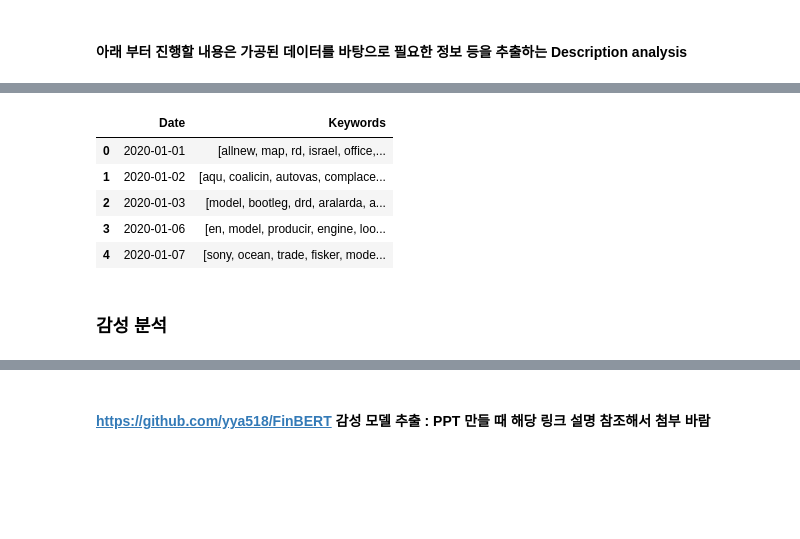
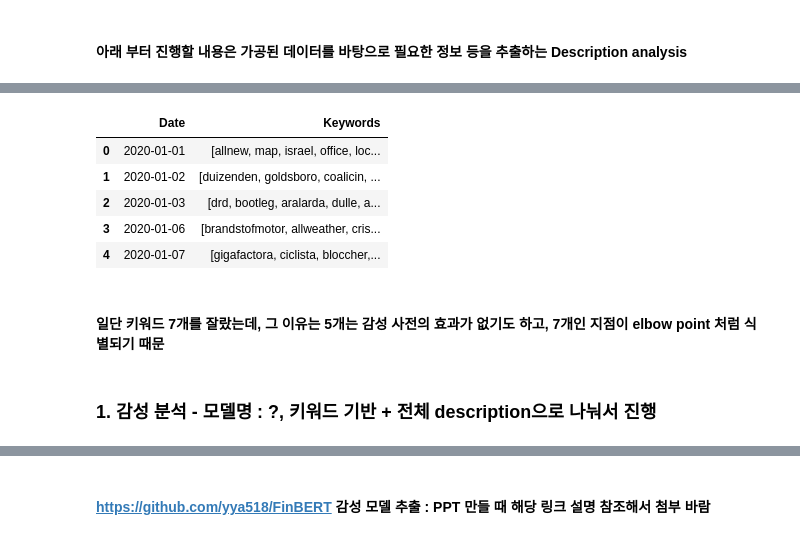
Before and after one commit to geun-hyoung/StockPredictionByTextMining, a Jupyter notebook: Phase 1 - Text_Analysis_TeslaNews.ipynb, the cells around one changed output, grey strips where cells are left out. Cells and saved outputs as stored; diff of their text form; code cells hidden in the pictures; blank space fills up the shorter version.

```diff
--- a/Phase 1 - Text_Analysis_TeslaNews.ipynb
+++ b/Phase 1 - Text_Analysis_TeslaNews.ipynb
@@ -259,12 +299,18 @@ def preprocess_sentence(sentence):
     tokens = [lemmatizer.lemmatize(word, pos='v') if word in verb_words else word for word in tokens]
     # adject_words의  단어를 형용사로 표제어 추출
     tokens = [lemmatizer.lemmatize(word, pos='a') if word in adject_words else word for word in tokens]
-
+    tokens = list(set(tokens))
+    tokens = [token for token in tokens if len(token)>2]
 
     return ' '.join(tokens)
 # %%
 tsla_df['corpus'] = tsla_df['Description'].apply(preprocess_sentence)
 # %%
+def list_to_set(x):
+    x = list(x)
+    return list(set(x))
+
+tsla_df['Publisher'] = tsla_df['Publisher'].apply(list_to_set)
 tsla_df.head()
 # %% [output]
 |  | Date | Publisher | Description | News_Count | corpus |
@@ -591,0 +646,28 @@ plt.imshow(wordcloud.recolor(color_func=image_colors), interpolation="antialiase
+# %%
+# 워드 클라우드 생성 함수 : Tesla News 들의 Word clound, Tesla logo 모양을 바탕으로 진행, 상위 100개만 표시함
+
+mask = np.array(Image.open("C:/Users/jjska/Desktop/StockPredictionByTextMining/Dataset/tesla_logo.jpg"))
+
+vectorizer = TfidfVectorizer()
+tfidf_matrix = vectorizer.fit_transform(tsla_df['corpus'])
+
+word_freq = np.sum(tfidf_matrix.toarray(), axis=0)
+word_freq_dict = dict(zip(vectorizer.get_feature_names_out(), word_freq))
+
+image_colors = ImageColorGenerator(mask)
+
+# 워드 클라우드 생성
+wordcloud = WordCloud(background_color="white",
+                      mode="RGBA",
+                      mask = mask,
+                      width=800,
+                      height=800,
+                      scale=2,
+                      max_words=100).generate_from_frequencies(word_freq_dict)
+
+image_colors = ImageColorGenerator(mask)
+
+plt.axis('off')
+plt.tight_layout(pad=0)
+plt.savefig("wordcloud.png", dpi=300)
+plt.imshow(wordcloud.recolor(color_func=image_colors), interpolation="antialiased")
@@ -592,29 +677,31 @@ plt.imshow(wordcloud.recolor(color_func=image_colors), interpolation="antialiase
 # %%
 # DTM을 데이터프레임으로 변환
 temp_df = pd.DataFrame(tfidf_matrix.toarray(), columns=vectorizer.get_feature_names_out())
 
-# 각 행별로 TF-IDF 값이 높은 상위 5개의 단어를 선택
-top_5_words = temp_df.apply(lambda row: row.nlargest(7).index.tolist(), axis=1)
+# 각 행별로 TF-IDF 값이 높은 상위 7개의 단어를 선택
+top_7_words = temp_df.apply(lambda row: row.nlargest(7).index.tolist(), axis=1)
 
 # 결과를 데이터프레임으로 변환
-result_df = pd.DataFrame(top_5_words, columns=['Top_5_Words'])
+result_df = pd.DataFrame(top_7_words, columns=['Top_7_Words'])
 
 # 날짜, 키워드 데이터 생성
 temp_df = pd.DataFrame({
     'Date': tsla_df['Date'],
-    'Keywords' : result_df['Top_5_Words']
+    'Keywords' : result_df['Top_7_Words']
 })
 
 temp_df.head()
 # %% [output]
 |  | Date | Keywords |
-| 0 | 2020-01-01 | [allnew, map, rd, israel, office,... |
-| 1 | 2020-01-02 | [aqu, coalicin, autovas, complace... |
-| 2 | 2020-01-03 | [model, bootleg, drd, aralarda, a... |
-| 3 | 2020-01-06 | [en, model, producir, engine, loo... |
-| 4 | 2020-01-07 | [sony, ocean, trade, fisker, mode... |
+| 0 | 2020-01-01 | [allnew, map, israel, office, loc... |
+| 1 | 2020-01-02 | [duizenden, goldsboro, coalicin, ... |
+| 2 | 2020-01-03 | [drd, bootleg, aralarda, dulle, a... |
+| 3 | 2020-01-06 | [brandstofmotor, allweather, cris... |
+| 4 | 2020-01-07 | [gigafactora, ciclista, bloccher,... |
+# %% [markdown]
+#### 일단 키워드 7개를 잘랐는데, 그 이유는 5개는 감성 사전의 효과가 없기도 하고, 7개인 지점이 elbow point 처럼 식별되기 때문
 # %% [markdown]
-### 감성 분석
+### 1. 감성 분석 - 모델명 : ?, 키워드 기반 + 전체 description으로 나눠서 진행
 # %%
 ### 감성분석 ###
 from collections import defaultdict
```
Also changed, not shown: parts of 67 cells of this notebook, 3 other files.
